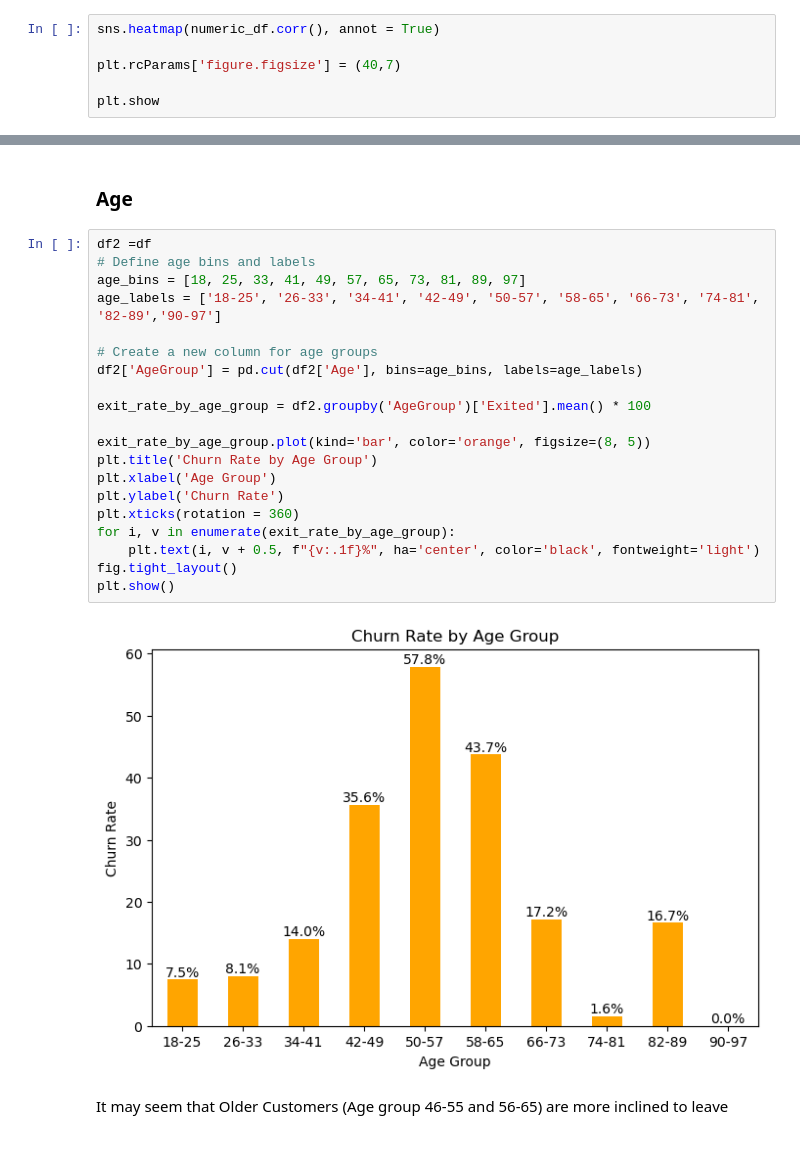
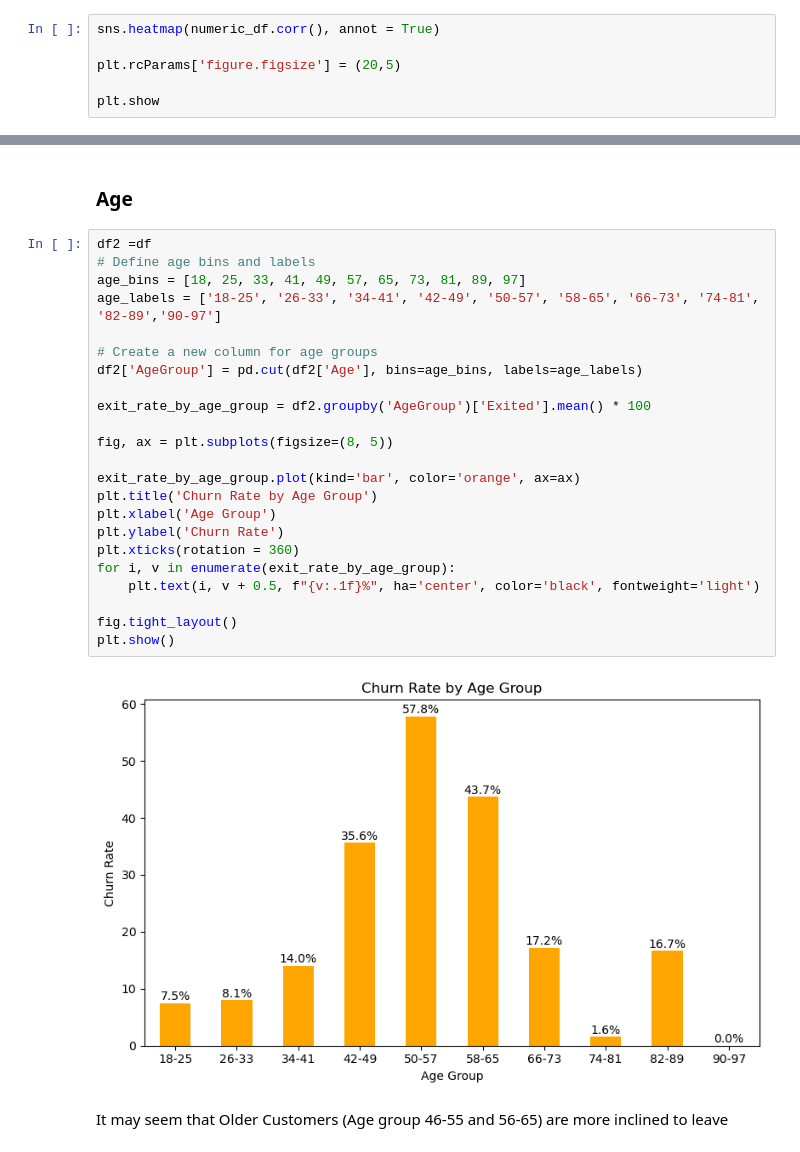
Before and after one commit to Joshua-Olisa/Customer-Churn-Analysis, a Jupyter notebook: Customer-Churn Analysis.ipynb, the cells around one changed output, grey strips where cells are left out. Drawn from its saved outputs; the diff is of its cells as text.

```diff
--- a/Customer-Churn Analysis.ipynb
+++ b/Customer-Churn Analysis.ipynb
@@ -80,7 +80,7 @@ numeric_df.corr()
 # %%
 sns.heatmap(numeric_df.corr(), annot = True)
 
-plt.rcParams['figure.figsize'] = (40,7)
+plt.rcParams['figure.figsize'] = (20,5)
 
 plt.show
 # %% [output]
@@ -109,25 +109,28 @@ _Satisfaction Score_: Correlation (-0.0058): While the Correlation of Satisfacti
 # %%
 df2 =df
 # Define age bins and labels
 age_bins = [18, 25, 33, 41, 49, 57, 65, 73, 81, 89, 97]
 age_labels = ['18-25', '26-33', '34-41', '42-49', '50-57', '58-65', '66-73', '74-81', '82-89','90-97']
 
 # Create a new column for age groups
 df2['AgeGroup'] = pd.cut(df2['Age'], bins=age_bins, labels=age_labels)
 
 exit_rate_by_age_group = df2.groupby('AgeGroup')['Exited'].mean() * 100
 
-exit_rate_by_age_group.plot(kind='bar', color='orange', figsize=(8, 5))
+fig, ax = plt.subplots(figsize=(8, 5))
+
+exit_rate_by_age_group.plot(kind='bar', color='orange', ax=ax)
 plt.title('Churn Rate by Age Group')
 plt.xlabel('Age Group')
 plt.ylabel('Churn Rate')
 plt.xticks(rotation = 360)
 for i, v in enumerate(exit_rate_by_age_group):
     plt.text(i, v + 0.5, f"{v:.1f}%", ha='center', color='black', fontweight='light')
+
 fig.tight_layout()
 plt.show()
 # %% [output]
-[figure, old version]
+[figure, new version]
 # %% [markdown]
 It may seem that Older Customers (Age group 46-55 and 56-65) are more inclined to leave
 # %%
```
Also changed, not shown: parts of 2 cells of this notebook.
